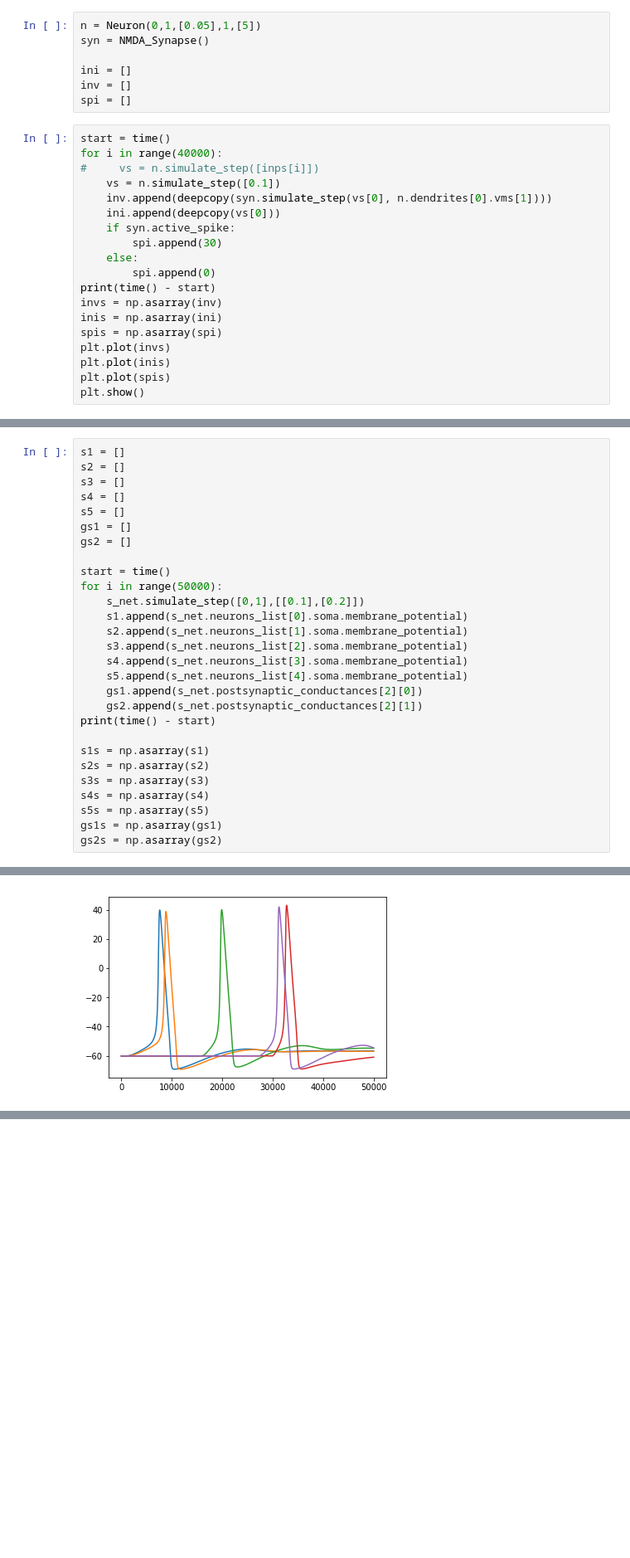
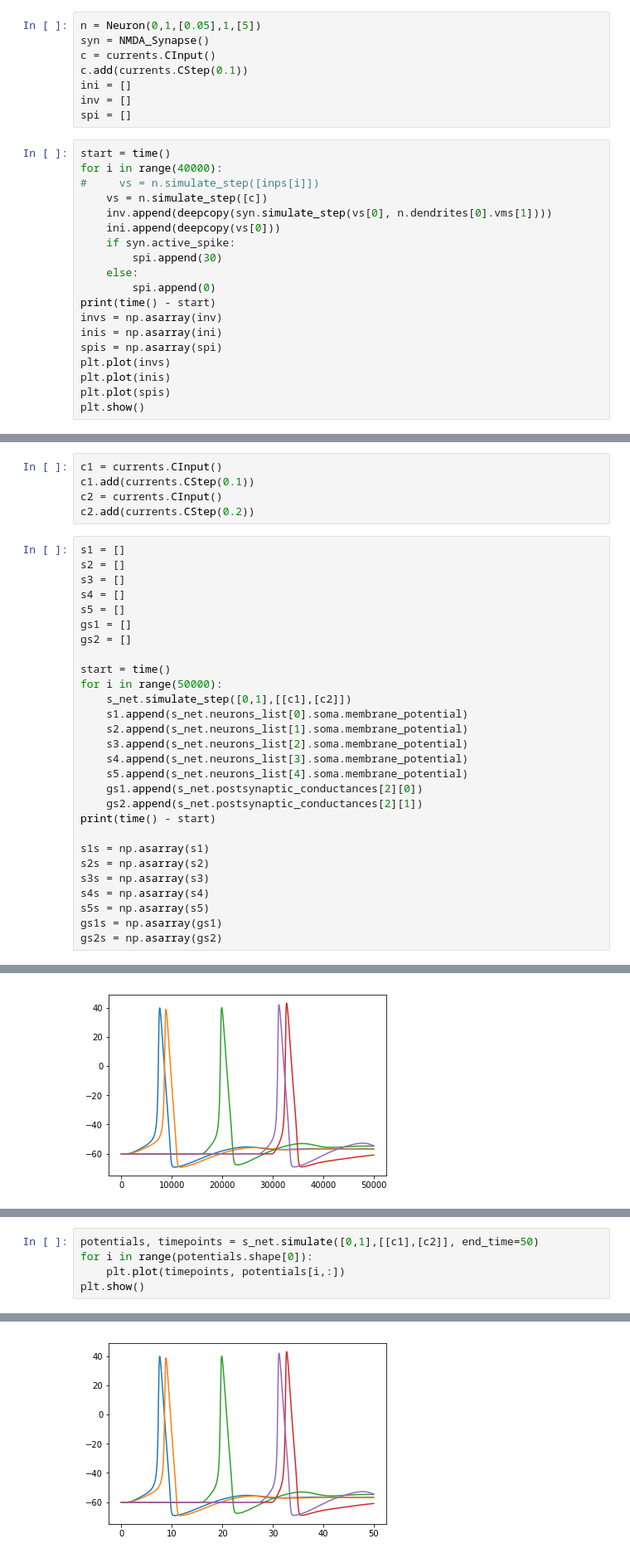
Before and after one commit to SpiritSeeker/SpyNet, a Jupyter notebook: Untitled.ipynb, the cells around one changed output, grey strips where cells are left out. Shown at 83% size. Saved outputs shown, nothing was run; the diff lists cells and outputs as text; blank space fills up the shorter version.

```diff
--- a/Untitled.ipynb
+++ b/Untitled.ipynb
@@ -7,7 +8,8 @@ from time import time
 # %%
 n = Neuron(0,1,[0.05],1,[5])
 syn = NMDA_Synapse()
-
+c = currents.CInput()
+c.add(currents.CStep(0.1))
 ini = []
 inv = []
 spi = []
@@ -15,7 +17,7 @@ spi = []
 start = time()
 for i in range(40000):
 #     vs = n.simulate_step([inps[i]])
-    vs = n.simulate_step([0.1])
+    vs = n.simulate_step([c])
     inv.append(deepcopy(syn.simulate_step(vs[0], n.dendrites[0].vms[1])))
     ini.append(deepcopy(vs[0]))
     if syn.active_spike:
@@ -64,6 +66,11 @@ s_net.connect([2,1],[4,0],'nmda')
 # s_net.connect([0,0],[1,0],'non-nmda')
 # %% [output]
 3
+# %%
+c1 = currents.CInput()
+c1.add(currents.CStep(0.1))
+c2 = currents.CInput()
+c2.add(currents.CStep(0.2))
 # %%
 s1 = []
 s2 = []
@@ -75,7 +82,7 @@ gs2 = []
 
 start = time()
 for i in range(50000):
-    s_net.simulate_step([0,1],[[0.1],[0.2]])
+    s_net.simulate_step([0,1],[[c1],[c2]])
     s1.append(s_net.neurons_list[0].soma.membrane_potential)
     s2.append(s_net.neurons_list[1].soma.membrane_potential)
     s3.append(s_net.neurons_list[2].soma.membrane_potential)
@@ -111,0 +113,6 @@ plt.show()
+# %%
+potentials, timepoints = s_net.simulate([0,1],[[c1],[c2]], end_time=50)
+for i in range(potentials.shape[0]):
+    plt.plot(timepoints, potentials[i,:])
+plt.show()
+# %% [output]
@@ -111,0 +120 @@ plt.show()
+[figure, added]
```
Also changed, not shown: parts of 5 cells of this notebook, 2 other files.
